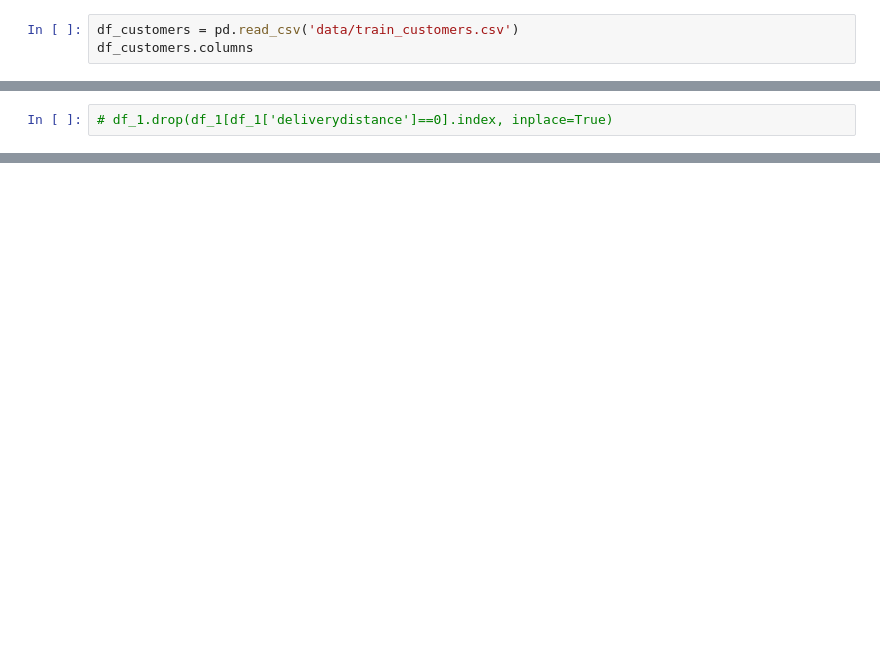
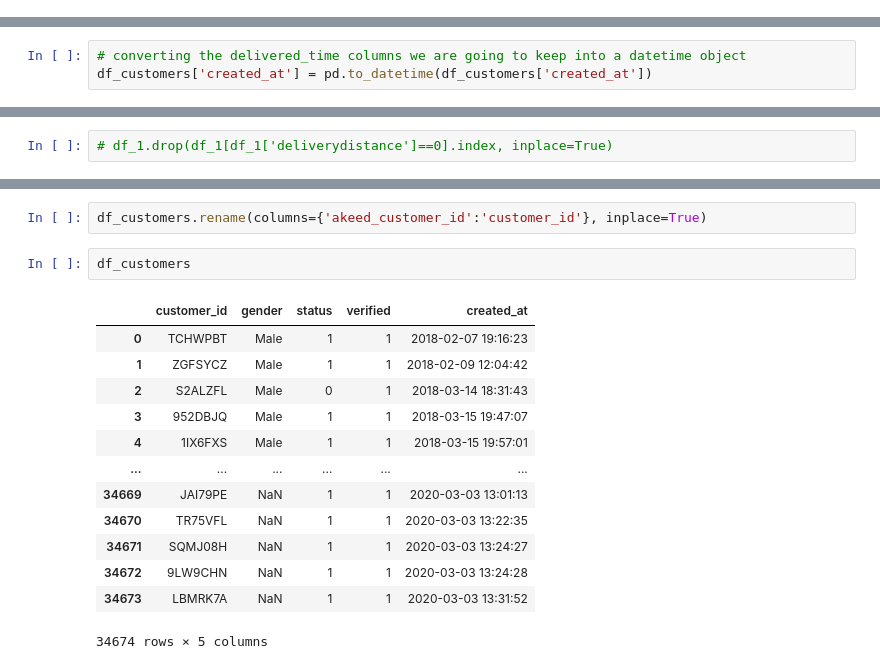
Before and after one commit to KwstasMCPU/delivery_database_and_gui, a Jupyter notebook: data_preparation.ipynb, the cells around one changed output, grey strips where cells are left out. Cells and saved outputs as stored; diff of their text form; blank space fills up the shorter version.

```diff
--- a/data_preparation.ipynb
+++ b/data_preparation.ipynb
@@ -89,3 +73,0 @@ Name: delivered_time, Length: 85501, dtype: int64
-# %%
-df_customers = pd.read_csv('data/train_customers.csv')
-df_customers.columns
@@ -234,0 +237,3 @@ df_customers.drop(columns = ['dob','language','updated_at'], axis = 1, inplace =
+# %%
+# converting the delivered_time columns we are going to keep into a datetime object
+df_customers['created_at'] = pd.to_datetime(df_customers['created_at'])
@@ -293,0 +511,18 @@ Index(['id', 'latitude', 'longitude', 'vendor_category_en', 'delivery_charge',
+# %%
+df_customers.rename(columns={'akeed_customer_id':'customer_id'}, inplace=True)
+# %%
+df_customers
+# %% [output]
+|  | customer_id | gender | status | verified | created_at |
+| 0 | TCHWPBT | Male | 1 | 1 | 2018-02-07 19:16:23 |
+| 1 | ZGFSYCZ | Male | 1 | 1 | 2018-02-09 12:04:42 |
+| 2 | S2ALZFL | Male | 0 | 1 | 2018-03-14 18:31:43 |
+| 3 | 952DBJQ | Male | 1 | 1 | 2018-03-15 19:47:07 |
+| 4 | 1IX6FXS | Male | 1 | 1 | 2018-03-15 19:57:01 |
+| ... | ... | ... | ... | ... | ... |
+| 34669 | JAI79PE | NaN | 1 | 1 | 2020-03-03 13:01:13 |
+| 34670 | TR75VFL | NaN | 1 | 1 | 2020-03-03 13:22:35 |
+| 34671 | SQMJ08H | NaN | 1 | 1 | 2020-03-03 13:24:27 |
+| 34672 | 9LW9CHN | NaN | 1 | 1 | 2020-03-03 13:24:28 |
+| 34673 | LBMRK7A | NaN | 1 | 1 | 2020-03-03 13:31:52 |
+34674 rows × 5 columns
```
Also changed, not shown: parts of 53 cells of this notebook, 5 other files.
